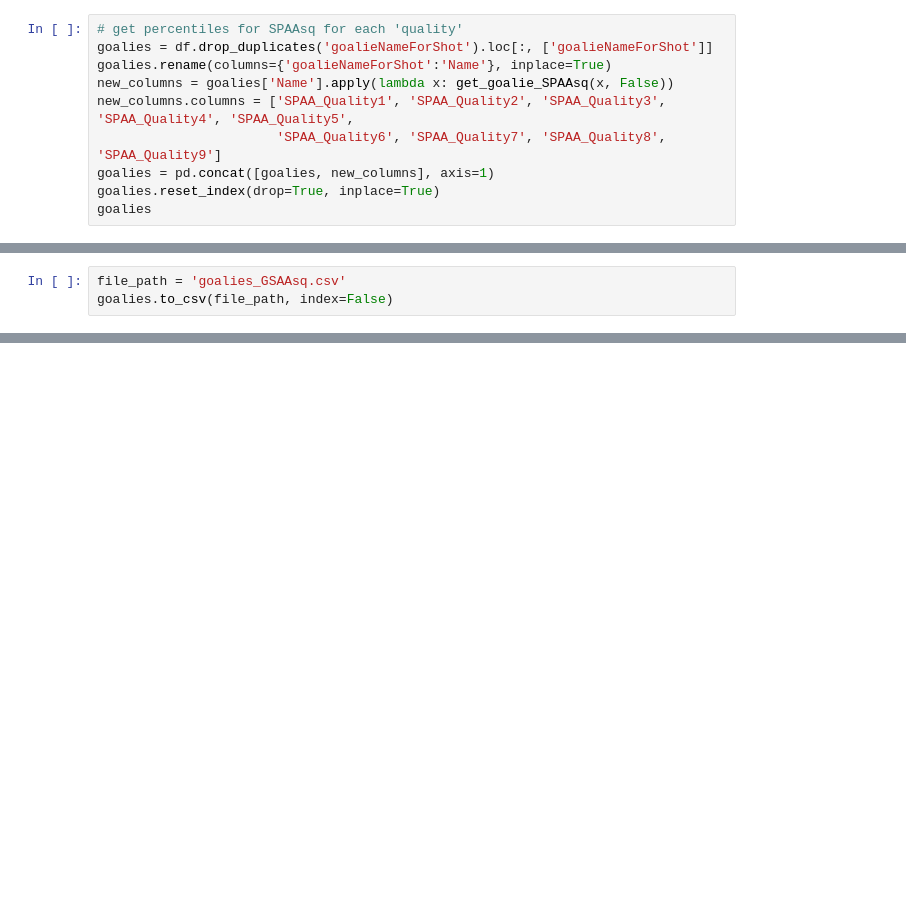
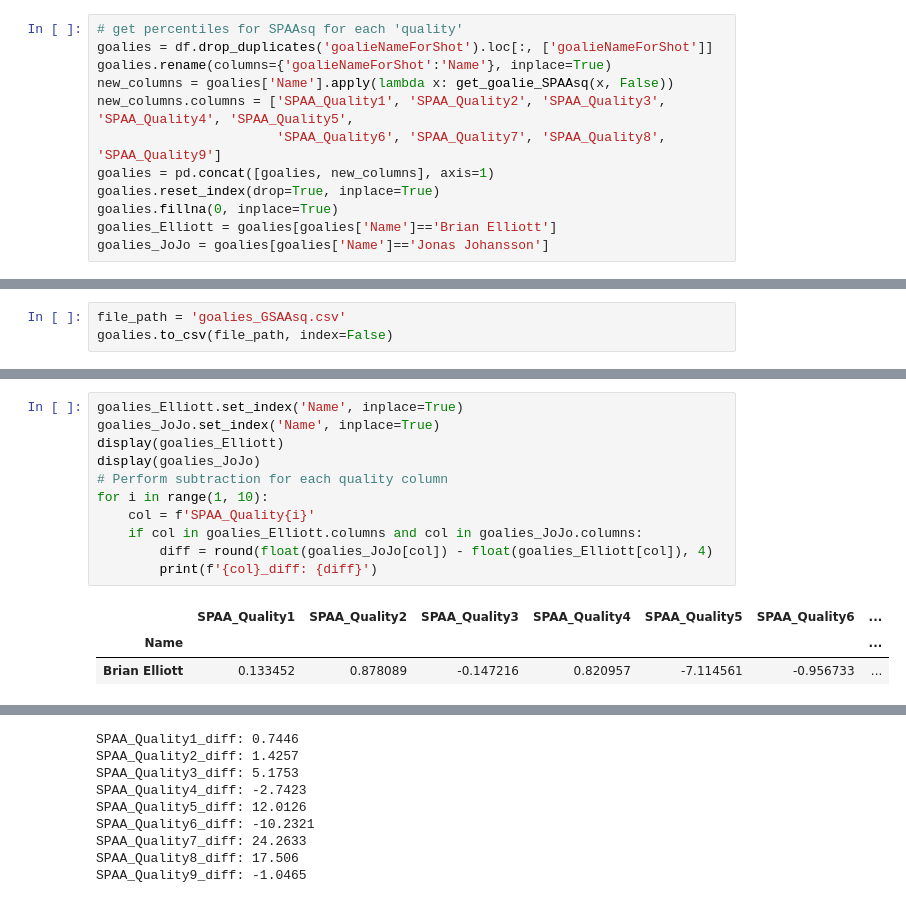
Before and after one commit to jesseplamondon/2022_NHL_Shots_Project, a Jupyter notebook: 2022_Shots.ipynb, the cells around one changed output, grey strips where cells are left out. Saved outputs shown, nothing was run; the diff lists cells and outputs as text; blank space fills up the shorter version.

Commit message:
Conducted analysis of Jonas Johansson over Brian Elliott for TBL

```diff
--- a/2022_Shots.ipynb
+++ b/2022_Shots.ipynb
@@ -154,7 +154,9 @@ new_columns.columns = ['SPAA_Quality1', 'SPAA_Quality2', 'SPAA_Quality3', 'SPAA_
                        'SPAA_Quality6', 'SPAA_Quality7', 'SPAA_Quality8', 'SPAA_Quality9']
 goalies = pd.concat([goalies, new_columns], axis=1)
 goalies.reset_index(drop=True, inplace=True)
-goalies
+goalies.fillna(0, inplace=True)
+goalies_Elliott = goalies[goalies['Name']=='Brian Elliott']
+goalies_JoJo = goalies[goalies['Name']=='Jonas Johansson']
 # %% [output]
 A value is trying to be set on a copy of a slice from a DataFrame.
 Try using .loc[row_indexer,col_indexer] = value instead
@@ -197,0 +192,15 @@ goalies.to_csv(file_path, index=False)
+# %%
+goalies_Elliott.set_index('Name', inplace=True)
+goalies_JoJo.set_index('Name', inplace=True)
+display(goalies_Elliott)
+display(goalies_JoJo)
+# Perform subtraction for each quality column
+for i in range(1, 10):
+    col = f'SPAA_Quality{i}'
+    if col in goalies_Elliott.columns and col in goalies_JoJo.columns:
+        diff = round(float(goalies_JoJo[col]) - float(goalies_Elliott[col]), 4)
+        print(f'{col}_diff: {diff}')
+# %% [output]
+|  | SPAA_Quality1 | SPAA_Quality2 | SPAA_Quality3 | SPAA_Quality4 | SPAA_Quality5 | SPAA_Quality6 | ... |
+| Name |  |  |  |  |  |  | ... |
+| Brian Elliott | 0.133452 | 0.878089 | -0.147216 | 0.820957 | -7.114561 | -0.956733 | ... |
@@ -197,0 +210,9 @@ goalies.to_csv(file_path, index=False)
+SPAA_Quality1_diff: 0.7446
+SPAA_Quality2_diff: 1.4257
+SPAA_Quality3_diff: 5.1753
+SPAA_Quality4_diff: -2.7423
+SPAA_Quality5_diff: 12.0126
+SPAA_Quality6_diff: -10.2321
+SPAA_Quality7_diff: 24.2633
+SPAA_Quality8_diff: 17.506
+SPAA_Quality9_diff: -1.0465
```
Also changed, not shown: parts of 8 cells of this notebook, 1 other file.
